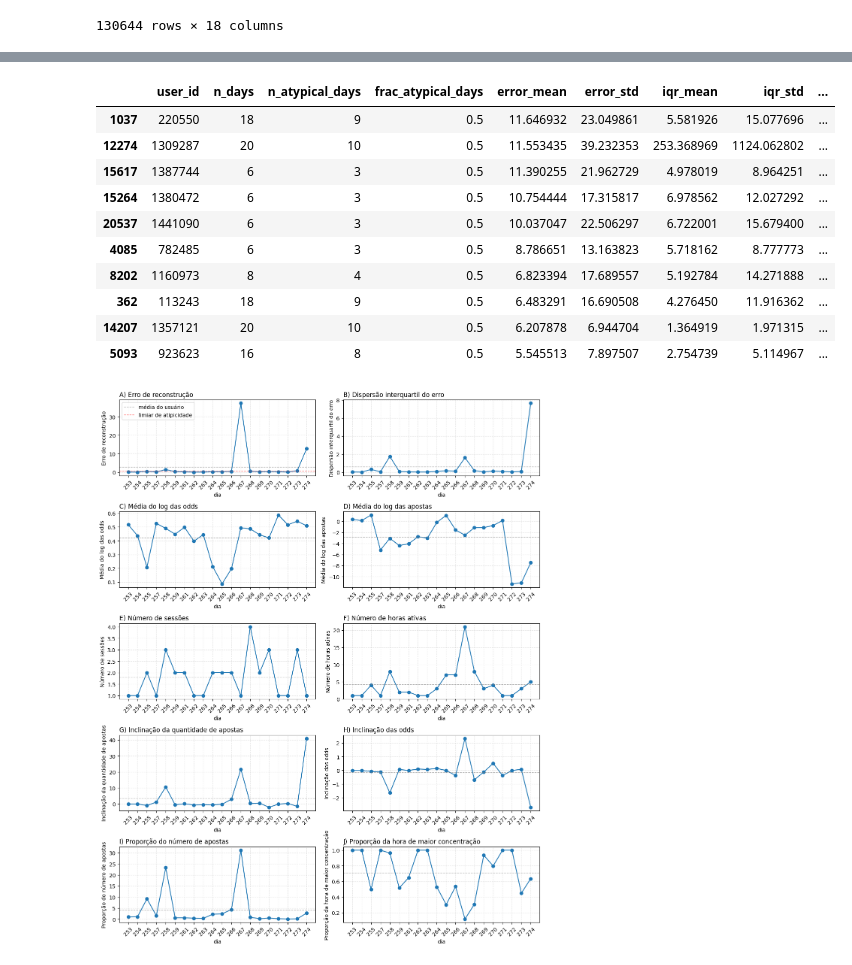
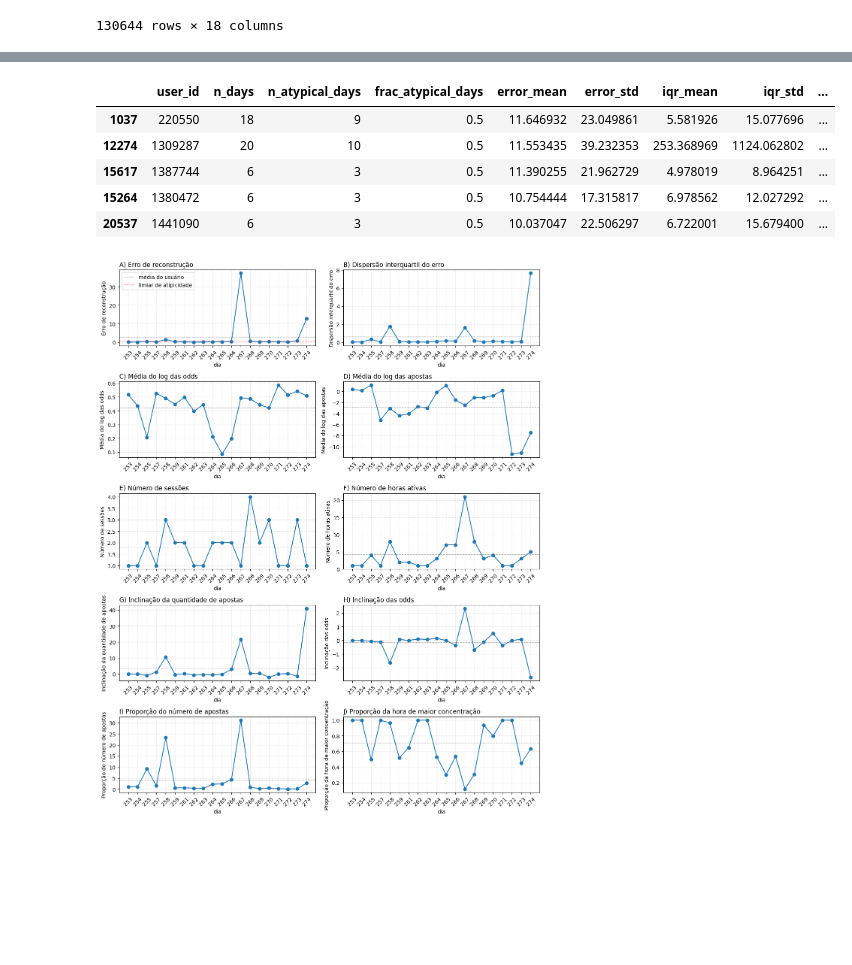
Before and after one commit to KndHvH/igaming-behavioral-deviation-detection, a Jupyter notebook: model/autoencoder.ipynb, the cells around one changed output, grey strips where cells are left out. Cells and saved outputs as stored; diff of their text form; code cells hidden in the pictures; blank space fills up the shorter version.

```diff
--- a/model/autoencoder.ipynb
+++ b/model/autoencoder.ipynb
@@ -767,22 +765,17 @@ candidates.sort_values(by=['error_mean',], ascending=False).head(10)
 # %%
 candidates = user_atypical[
     (user_atypical["n_days"] >= 5) &
     (user_atypical["n_atypical_days"] >= 3) &
     (user_atypical["frac_atypical_days"] == 0.5)
 ]
-candidates.sort_values(by=['error_mean',], ascending=False).head(10)
+candidates.sort_values(by=['error_mean',], ascending=False).head(5)
 # %% [output]
 |  | user_id | n_days | n_atypical_days | frac_atypical_days | error_mean | error_std | iqr_mean | iqr_std | ... |
 | 1037 | 220550 | 18 | 9 | 0.5 | 11.646932 | 23.049861 | 5.581926 | 15.077696 | ... |
 | 12274 | 1309287 | 20 | 10 | 0.5 | 11.553435 | 39.232353 | 253.368969 | 1124.062802 | ... |
 | 15617 | 1387744 | 6 | 3 | 0.5 | 11.390255 | 21.962729 | 4.978019 | 8.964251 | ... |
 | 15264 | 1380472 | 6 | 3 | 0.5 | 10.754444 | 17.315817 | 6.978562 | 12.027292 | ... |
 | 20537 | 1441090 | 6 | 3 | 0.5 | 10.037047 | 22.506297 | 6.722001 | 15.679400 | ... |
-| 4085 | 782485 | 6 | 3 | 0.5 | 8.786651 | 13.163823 | 5.718162 | 8.777773 | ... |
-| 8202 | 1160973 | 8 | 4 | 0.5 | 6.823394 | 17.689557 | 5.192784 | 14.271888 | ... |
-| 362 | 113243 | 18 | 9 | 0.5 | 6.483291 | 16.690508 | 4.276450 | 11.916362 | ... |
-| 14207 | 1357121 | 20 | 10 | 0.5 | 6.207878 | 6.944704 | 1.364919 | 1.971315 | ... |
-| 5093 | 923623 | 16 | 8 | 0.5 | 5.545513 | 7.897507 | 2.754739 | 5.114967 | ... |
 # %%
 recon_renamed = recon_df.rename(columns={'recon_error':'Erro de reconstrução',
                              'n_active_hours':'Número de horas ativas',
```
Also changed, not shown: parts of 2 cells of this notebook.
